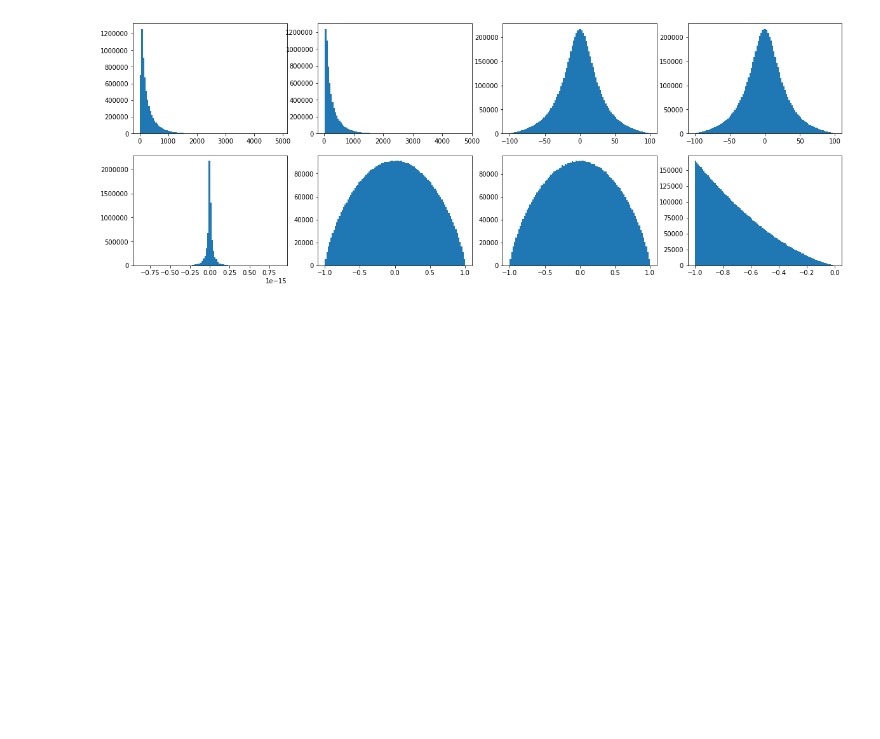
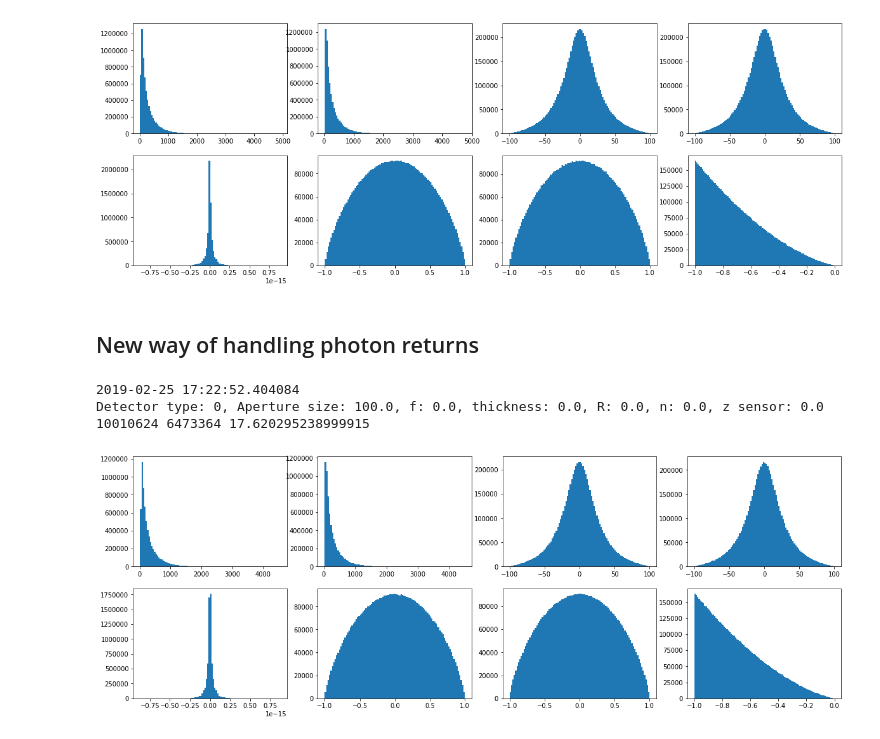
Before and after one commit to mitmedialab/MonteCarloRender, a Jupyter notebook: tests.ipynb, the cells around one changed output. Saved outputs shown, nothing was run; the diff lists cells and outputs as text; code cells hidden in the pictures; blank space fills up the shorter version.

Commit message:
new way of handling undetected photons

```diff
--- a/tests.ipynb
+++ b/tests.ipynb
@@ -506,3 +554,12 @@ Running in parallel
 Detector type: 0, Aperture size: 100.0, f: 0.0, thickness: 0.0, R: 0.0, n: 0.0, z sensor: 0.0
 10000000 6526089 2.9971748819807544
 [figure]
+# %% [markdown]
+## New way of handling photon returns
+# %%
+testRun()
+# %% [output]
+2019-02-25 17:22:52.404084
+Detector type: 0, Aperture size: 100.0, f: 0.0, thickness: 0.0, R: 0.0, n: 0.0, z sensor: 0.0
+10010624 6473364 17.620295238999915
+[figure, added]
```
Also changed, not shown: parts of 2 cells of this notebook, 1 other file.
